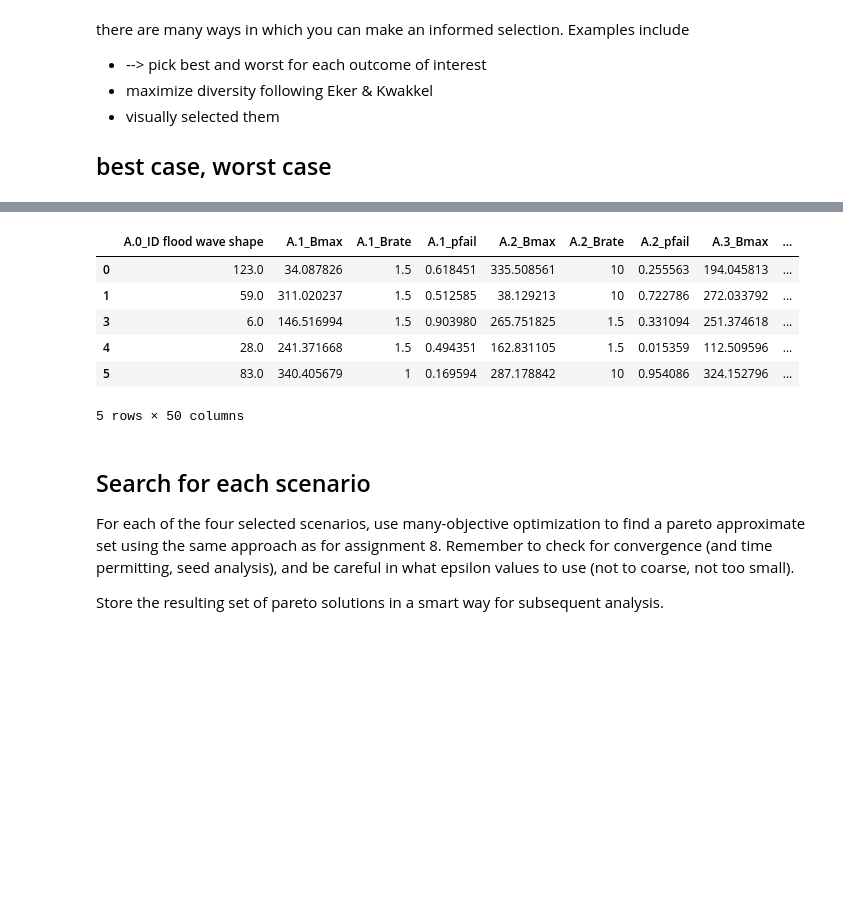
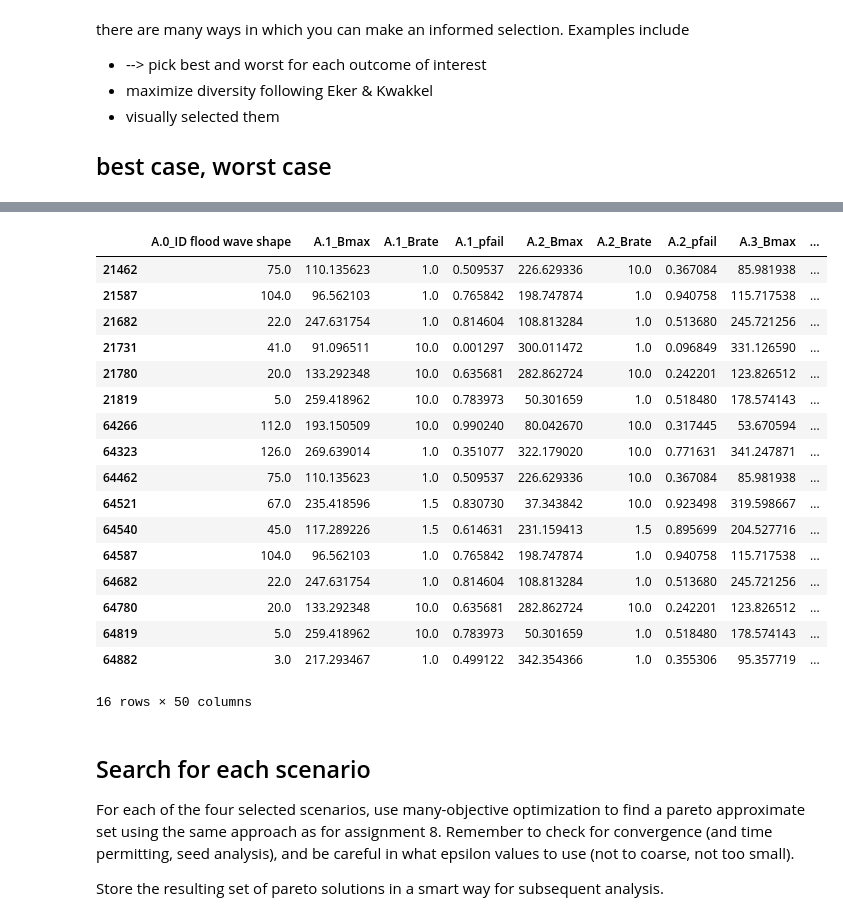
Before and after one commit to ArieTieszoon/ModelBasedDecisionMaking_G18, a Jupyter notebook: Give files/Multi Scenario MORDM.ipynb, the cells around one changed output, grey strips where cells are left out. Saved outputs shown, nothing was run; the diff lists cells and outputs as text; code cells hidden in the pictures; blank space fills up the shorter version.

```diff
--- a/Give files/Multi Scenario MORDM.ipynb
+++ b/Give files/Multi Scenario MORDM.ipynb
@@ -101,6 +90,6 @@ there are many ways in which you can make an informed selection. Examples includ
 ## best case, worst case
 # %%
 outcomes_DF = pd.DataFrame(outcomes)
-
-outcomes_DF
+outcomes_DF = outcomes_DF.iloc[:, 1:]
+outcomes_DF.head()
 # %% [output]
@@ -124,0 +103,3 @@ outcomes_DF
+# %%
+outcomes_DF['A.5_Total Expected Number of Deaths'] = outcomes_DF['A.5_Expected Number of Deaths 0'] + outcomes_DF['A.5_Expected Number of Deaths 1'] + outcomes_DF['A.5_Expected Number of Deaths 2']
+outcomes_DF.head()
@@ -125,5 +127,5 @@ outcomes_DF
 # %%
-y = outcomes['A.4_Expected Number of Deaths 0'] > 0.00001 # too many, just for the sake of demonstration
+y = outcomes_DF['A.5_Total Expected Number of Deaths'] > 1/100000 # too many, just for the sake of demonstration
 
-data = pd.DataFrame({k:v[y] for k,v in outcomes.items()})
-all_data = pd.DataFrame({k:v for k,v in outcomes.items()})
+data = pd.DataFrame({k:v[y] for k,v in outcomes_DF.items()})
+all_data = pd.DataFrame({k:v for k,v in outcomes_DF.items()})
@@ -179,0 +185,6 @@ Hence for us it's max for all!
+# %%
+# take 20 worst values for total deaths
+row_high_death = data.loc[data['A.5_Total Expected Number of Deaths'] > 0.5]
+row_high_death = row_high_death.index
+row_high_death = row_high_death.tolist()
+row_high_death
@@ -180,12 +208,23 @@ Hence for us it's max for all!
 # %%
-# also all we need are the uncertainty columns
-selected = experiments.loc[[0,1,3,4,5], experiments.columns[0:-3]]
+# also all we need are the uncertainty columns --> for maxrows
+selected = experiments_DF.loc[row_high_death, experiments_DF.columns[0:-3]]
 selected
 # %% [output]
 |  | A.0_ID flood wave shape | A.1_Bmax | A.1_Brate | A.1_pfail | A.2_Bmax | A.2_Brate | A.2_pfail | A.3_Bmax | ... |
-| 0 | 123.0 | 34.087826 | 1.5 | 0.618451 | 335.508561 | 10 | 0.255563 | 194.045813 | ... |
-| 1 | 59.0 | 311.020237 | 1.5 | 0.512585 | 38.129213 | 10 | 0.722786 | 272.033792 | ... |
-| 3 | 6.0 | 146.516994 | 1.5 | 0.903980 | 265.751825 | 1.5 | 0.331094 | 251.374618 | ... |
-| 4 | 28.0 | 241.371668 | 1.5 | 0.494351 | 162.831105 | 1.5 | 0.015359 | 112.509596 | ... |
-| 5 | 83.0 | 340.405679 | 1 | 0.169594 | 287.178842 | 10 | 0.954086 | 324.152796 | ... |
+| 21462 | 75.0 | 110.135623 | 1.0 | 0.509537 | 226.629336 | 10.0 | 0.367084 | 85.981938 | ... |
+| 21587 | 104.0 | 96.562103 | 1.0 | 0.765842 | 198.747874 | 1.0 | 0.940758 | 115.717538 | ... |
+| 21682 | 22.0 | 247.631754 | 1.0 | 0.814604 | 108.813284 | 1.0 | 0.513680 | 245.721256 | ... |
+| 21731 | 41.0 | 91.096511 | 10.0 | 0.001297 | 300.011472 | 1.0 | 0.096849 | 331.126590 | ... |
+| 21780 | 20.0 | 133.292348 | 10.0 | 0.635681 | 282.862724 | 10.0 | 0.242201 | 123.826512 | ... |
+| 21819 | 5.0 | 259.418962 | 10.0 | 0.783973 | 50.301659 | 1.0 | 0.518480 | 178.574143 | ... |
+| 64266 | 112.0 | 193.150509 | 10.0 | 0.990240 | 80.042670 | 10.0 | 0.317445 | 53.670594 | ... |
+| 64323 | 126.0 | 269.639014 | 1.0 | 0.351077 | 322.179020 | 10.0 | 0.771631 | 341.247871 | ... |
+| 64462 | 75.0 | 110.135623 | 1.0 | 0.509537 | 226.629336 | 10.0 | 0.367084 | 85.981938 | ... |
+| 64521 | 67.0 | 235.418596 | 1.5 | 0.830730 | 37.343842 | 10.0 | 0.923498 | 319.598667 | ... |
+| 64540 | 45.0 | 117.289226 | 1.5 | 0.614631 | 231.159413 | 1.5 | 0.895699 | 204.527716 | ... |
+| 64587 | 104.0 | 96.562103 | 1.0 | 0.765842 | 198.747874 | 1.0 | 0.940758 | 115.717538 | ... |
+| 64682 | 22.0 | 247.631754 | 1.0 | 0.814604 | 108.813284 | 1.0 | 0.513680 | 245.721256 | ... |
+| 64780 | 20.0 | 133.292348 | 10.0 | 0.635681 | 282.862724 | 10.0 | 0.242201 | 123.826512 | ... |
+| 64819 | 5.0 | 259.418962 | 10.0 | 0.783973 | 50.301659 | 1.0 | 0.518480 | 178.574143 | ... |
+| 64882 | 3.0 | 217.293467 | 1.0 | 0.499122 | 342.354366 | 1.0 | 0.355306 | 95.357719 | ... |
-5 rows × 50 columns
+16 rows × 50 columns
```
Also changed, not shown: parts of 32 cells of this notebook, 7 other files.
